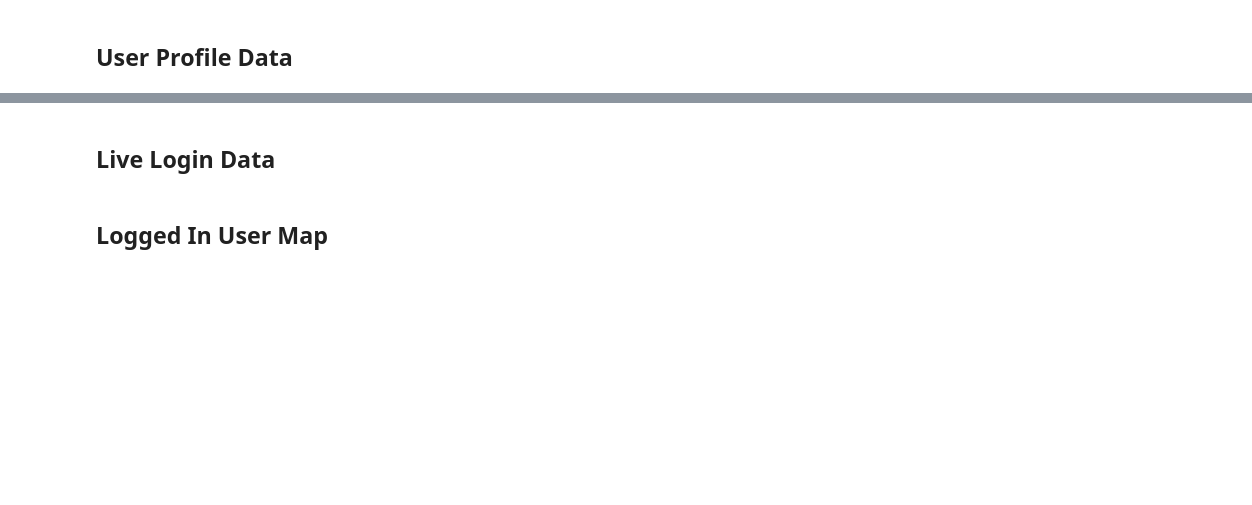
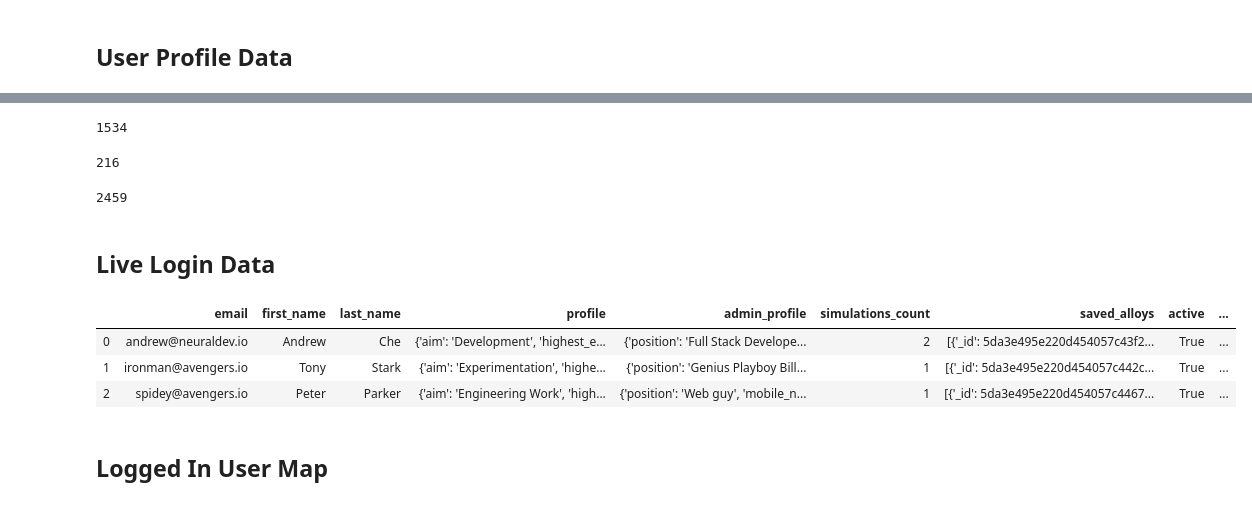
Before and after one commit to NeuralDev-io/arclytics_simcct, a Jupyter notebook: services/jupyter/notebooks/user_analytics.ipynb, the cells around one changed output, grey strips where cells are left out. Drawn from its saved outputs; the diff is of its cells as text; code cells hidden in the pictures; blank space fills up the shorter version.

Commit message:
Adding some prototype pipelines for count analytics

```diff
--- a/services/jupyter/notebooks/user_analytics.ipynb
+++ b/services/jupyter/notebooks/user_analytics.ipynb
@@ -127,0 +144,5 @@ py.iplot(fig, filename='user_profile_bar')
+# %%
+# Total feedback count
+db['feedback'].estimated_document_count()
+# %% [output]
+1534
@@ -128,14 +153,56 @@ py.iplot(fig, filename='user_profile_bar')
+# %%
+# Total simulations
+pipeline = [
+    {
+        '$group': {
+            '_id': None,
+            'total': {
+                '$sum': '$simulations_count'
+            }
+        }
+    }
+]
+
+cursor = db[collection].aggregate(pipeline)
+# count_df = pd.DataFrame(list(cursor))
+# count_df
+list(cursor)[0]['total']
+# %% [output]
+216
+# %%
+# Total saved user alloys
+
+pipeline = [
+    {
+        '$group': {
+            '_id': None,
+            'total': {
+                '$sum': {'$size': '$saved_alloys'}
+            }
+        }
+    }
+]
+
+cursor = db[collection].aggregate(pipeline)
+list(cursor)[0]['total']
+# %% [output]
+2459
 # %% [markdown]
 ## Live Login Data
 # %%
 cursor = db[collection].find(
     {
-        'last_login': {'$exists': True}
+        'last_login': {'$exists': 1}
     },
     projection={'password': 0, '_id': False}
 )
 df = pd.DataFrame(list(cursor))
 df.head()
+# %% [output]
+|  | email | first_name | last_name | profile | admin_profile | simulations_count | saved_alloys | active | ... |
+| 0 | andrew@neuraldev.io | Andrew | Che | {'aim': 'Development', 'highest_e... | {'position': 'Full Stack Develope... | 2 | [{'_id': 5da3e495e220d454057c43f2... | True | ... |
+| 1 | ironman@avengers.io | Tony | Stark | {'aim': 'Experimentation', 'highe... | {'position': 'Genius Playboy Bill... | 1 | [{'_id': 5da3e495e220d454057c442c... | True | ... |
+| 2 | spidey@avengers.io | Peter | Parker | {'aim': 'Engineering Work', 'high... | {'position': 'Web guy', 'mobile_n... | 1 | [{'_id': 5da3e495e220d454057c4467... | True | ... |
 # %%
 pipeline = [
   {'$unwind': '$login_data'},
```
Also changed, not shown: parts of 8 cells of this notebook, 1 other file.
